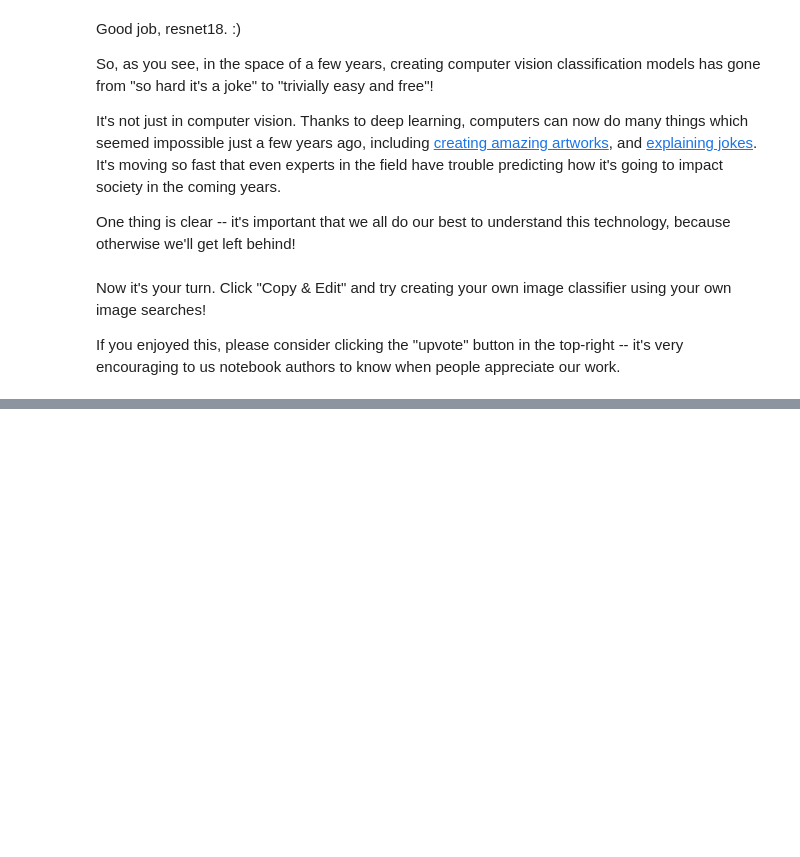
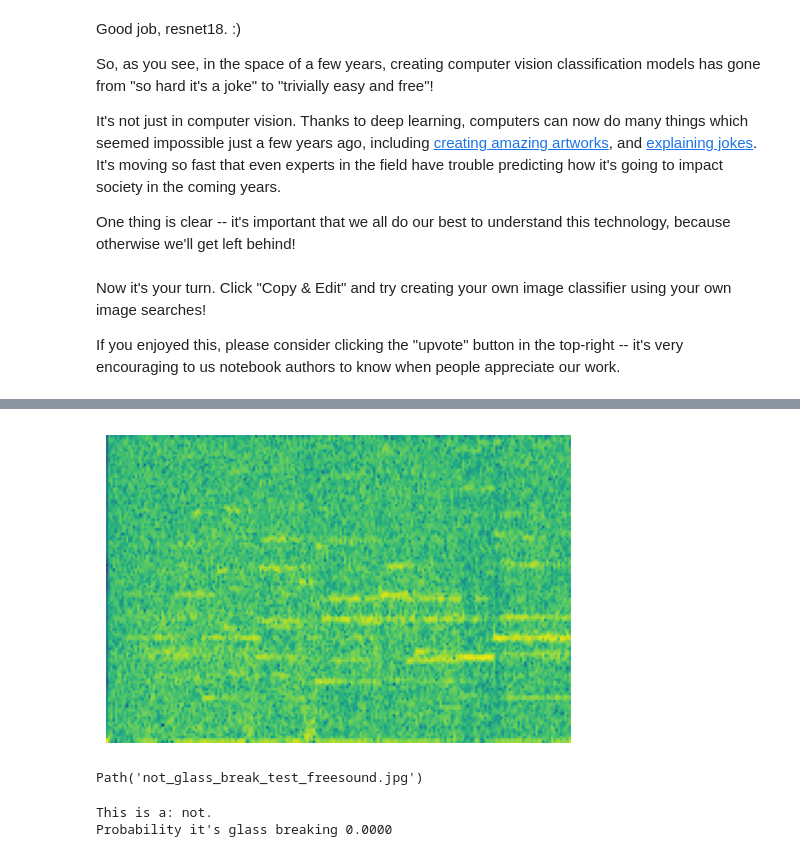
Before and after one commit to Daynil/course22, a Jupyter notebook: 00-is-it-a-bird-creating-a-model-from-your-own-data.ipynb, the cells around one changed output, grey strips where cells are left out. Cells and saved outputs as stored; diff of their text form; code cells hidden in the pictures; blank space fills up the shorter version.

```diff
--- a/00-is-it-a-bird-creating-a-model-from-your-own-data.ipynb
+++ b/00-is-it-a-bird-creating-a-model-from-your-own-data.ipynb
@@ -179,0 +414,29 @@ If you enjoyed this, please consider clicking the "upvote" button in the top-rig
+# %%
+# Get spectrogram from wavefile and save
+wave_path = './glass_break_test2.wav'
+
+with wave.open(wave_path, 'r') as sound_file:
+    frames = sound_file.readframes(-1)
+    sound_info = np.frombuffer(frames, dtype='int8')
+    frame_rate = sound_file.getframerate()
+    # plt.xlabel('Time [s]')
+    # plt.ylabel('Frequency [Hz]')
+    plt.figure(figsize=(6,4))
+    plt.axis('off')
+    plt.specgram(sound_info, Fs=frame_rate)
+    plt.savefig(Path(wave_path).parent.joinpath(Path(wave_path).stem + '.png'), bbox_inches='tight')
+# %% [output]
+[figure, added]
+# %%
+test_res = httpx.get('https://freesound.org/apiv2/search/text/?filter=id:130853&fields=id,images,tags&token=' + api_key).json()
+test_sound = test_res['results'][0]
+download_url(test_sound['images']['spectral_bw_m'], './not_glass_break_test_freesound.jpg')
+# %% [output]
+Path('not_glass_break_test_freesound.jpg')
+# %%
+is_glass,_,probs = learn.predict(PILImage.create('./not_glass_break_test_freesound.jpg'))
+print(f"This is a: {is_glass}.")
+print(f"Probability it's glass breaking {probs[0]:.4f}")
+# %% [output]
+This is a: not.
+Probability it's glass breaking 0.0000
```
Also changed, not shown: parts of 17 cells of this notebook, 9 other files.
